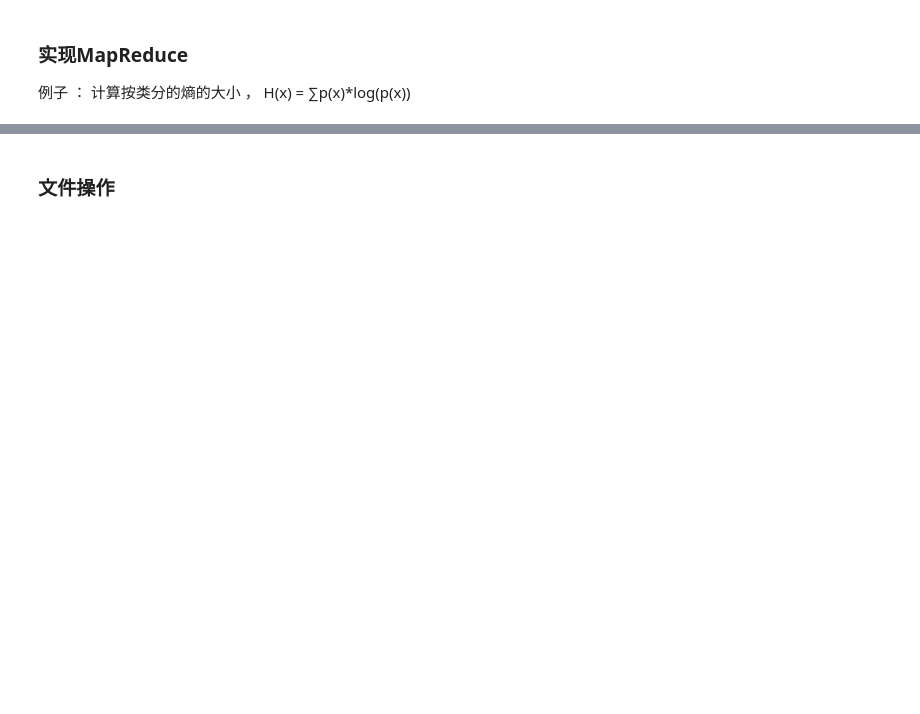
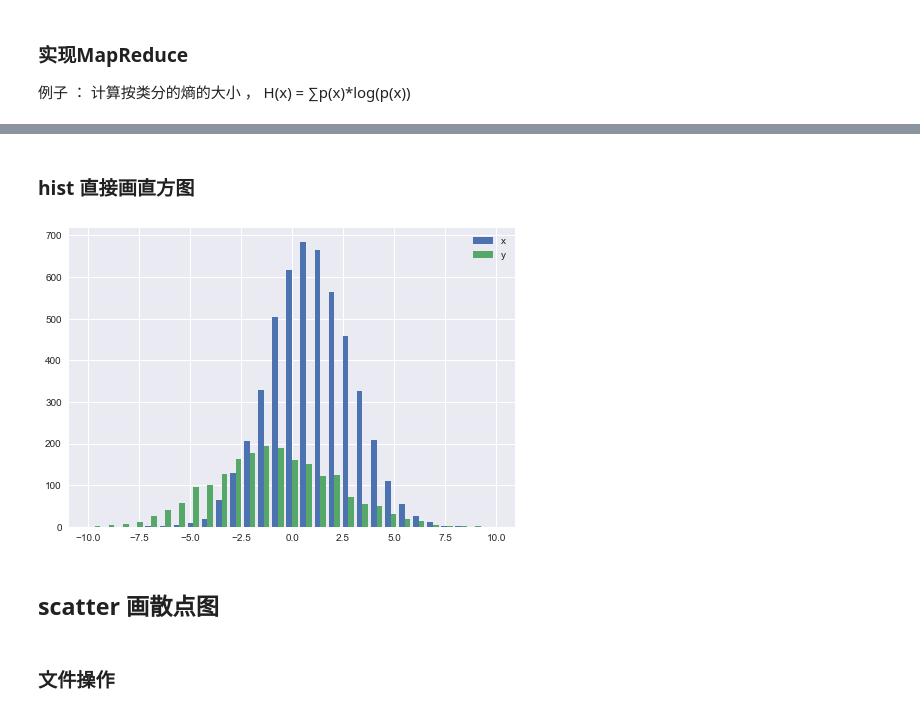
Before and after one commit to shadowimp/python-is-all-you-need, a Jupyter notebook: notebook/pandas_tutorial.ipynb, the cells around one changed output, grey strips where cells are left out. Drawn from its saved outputs; the diff is of its cells as text; code cells hidden in the pictures; blank space fills up the shorter version.

```diff
--- a/notebook/pandas_tutorial.ipynb
+++ b/notebook/pandas_tutorial.ipynb
@@ -160,0 +212,2 @@ plt.show()
+# %% [markdown]
+### hist 直接画直方图
@@ -160,0 +222,16 @@ plt.show()
+# %%
+import numpy as np
+import matplotlib.pyplot as plt
+plt.style.use('seaborn')
+
+x = np.random.normal(1, 2, 5000)
+y = np.random.normal(-1, 3, 2000)
+bins = np.linspace(-10, 10, 30)
+
+plt.hist([x, y], bins, label=['x', 'y'])
+plt.legend(loc='upper right')
+plt.show()
+# %% [output]
+[figure, added]
+# %% [markdown]
+## scatter 画散点图
```
Also changed, not shown: parts of 30 cells of this notebook, 5 other files.
